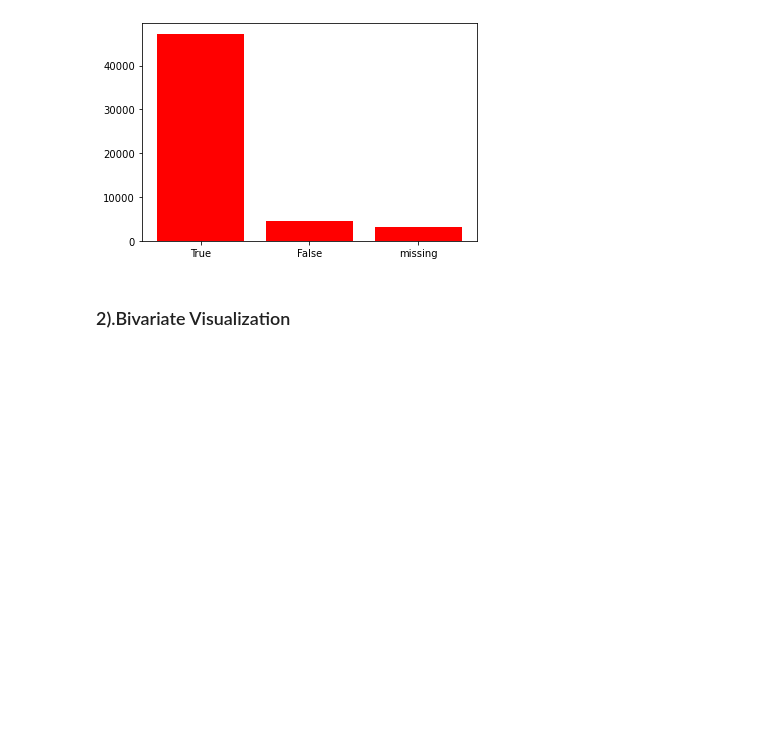
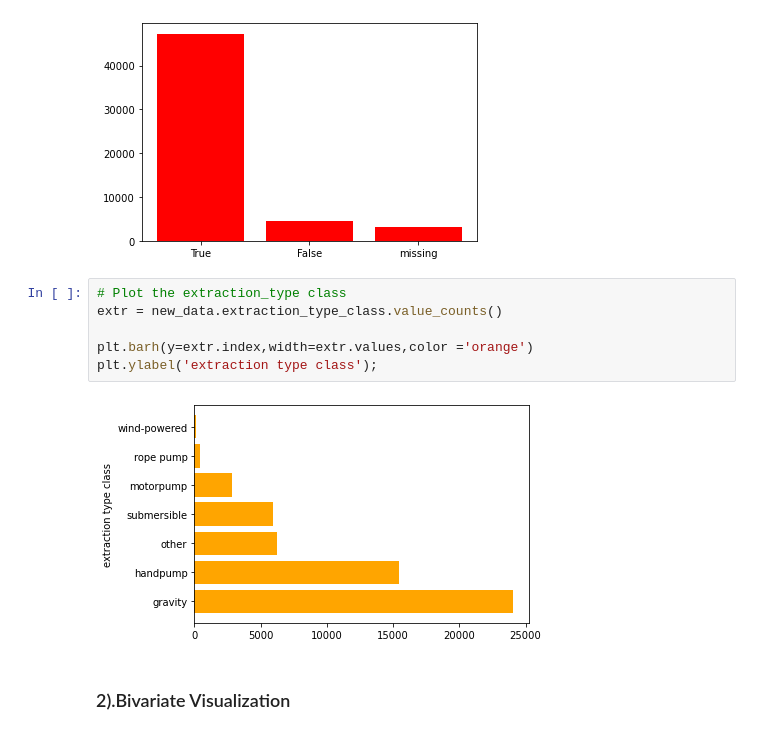
Before and after one commit to Rhino-byte/Tz_Boreholes, a Jupyter notebook: student.ipynb, the cells around one changed output. Saved outputs shown, nothing was run; the diff lists cells and outputs as text; blank space fills up the shorter version.

```diff
--- a/student.ipynb
+++ b/student.ipynb
@@ -305,6 +307,14 @@ meet =new_data.public_meeting.value_counts()
 plt.bar(x=[str(x) for x in meet.index],height=meet.values,color='red');
 # %% [output]
 [figure]
+# %%
+# Plot the extraction_type class
+extr = new_data.extraction_type_class.value_counts()
+
+plt.barh(y=extr.index,width=extr.values,color ='orange')
+plt.ylabel('extraction type class');
+# %% [output]
+[figure, added]
 # %% [markdown]
 ### 2).Bivariate Visualization
 # %%
```
Also changed, not shown: parts of 30 cells of this notebook.
